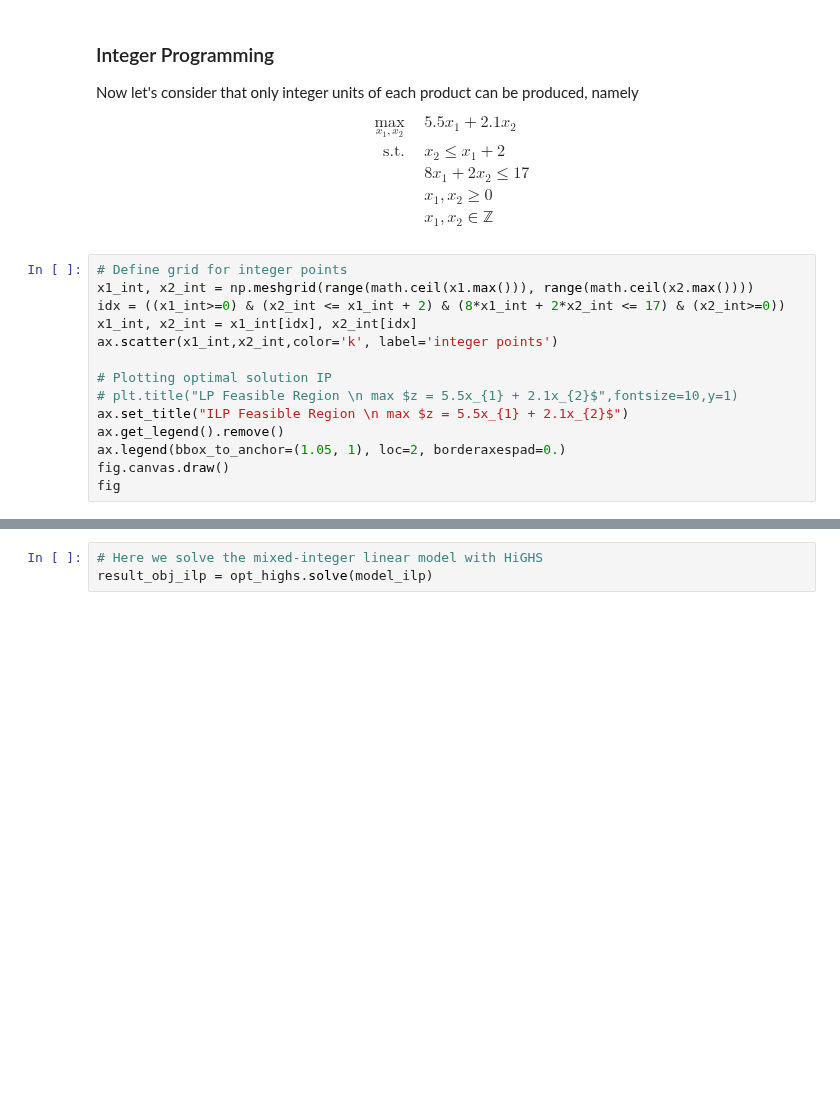
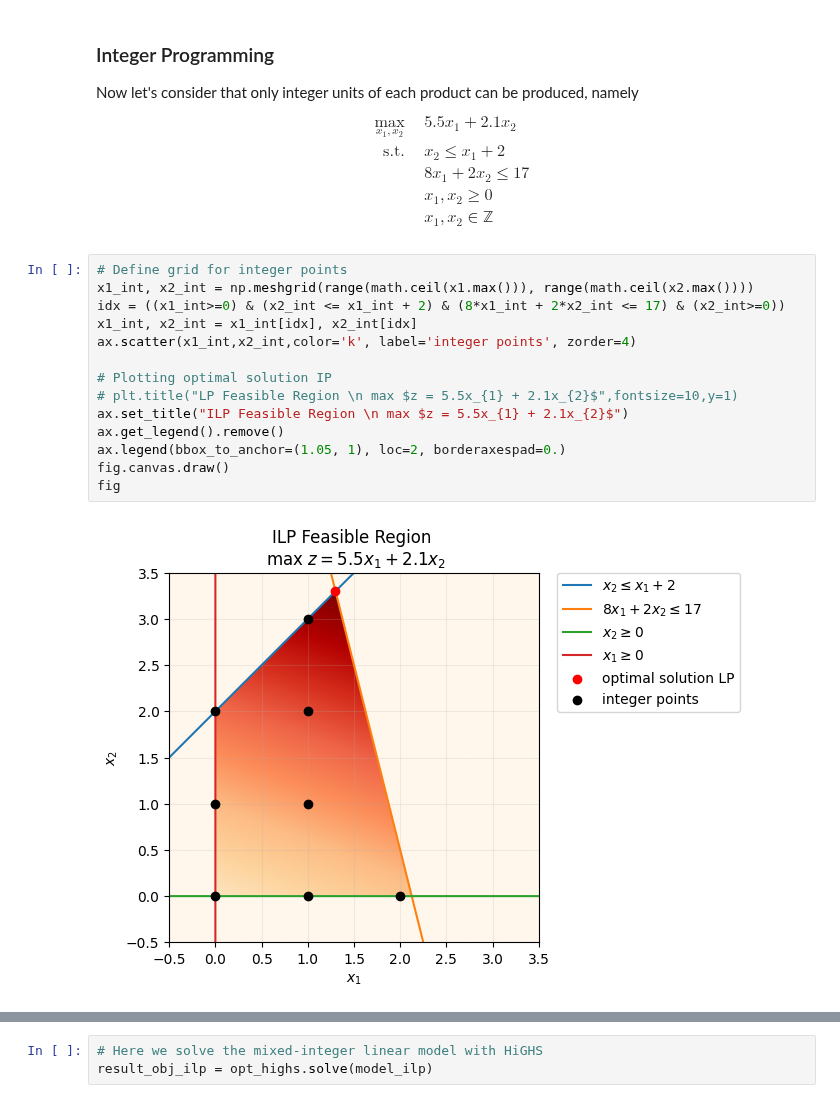
Before and after one commit to SECQUOIA/QuIP, a Jupyter notebook: notebooks_py/1-MathProg_python.ipynb, the cells around one changed output, grey strips where cells are left out. Cells and saved outputs as stored; diff of their text form; blank space fills up the shorter version.

```diff
--- a/notebooks_py/1-MathProg_python.ipynb
+++ b/notebooks_py/1-MathProg_python.ipynb
@@ -310,17 +432,19 @@ $$
 # %%
 # Define grid for integer points
 x1_int, x2_int = np.meshgrid(range(math.ceil(x1.max())), range(math.ceil(x2.max())))
 idx = ((x1_int>=0) & (x2_int <= x1_int + 2) & (8*x1_int + 2*x2_int <= 17) & (x2_int>=0))
 x1_int, x2_int = x1_int[idx], x2_int[idx]
-ax.scatter(x1_int,x2_int,color='k', label='integer points')
+ax.scatter(x1_int,x2_int,color='k', label='integer points', zorder=4)
 
 # Plotting optimal solution IP
 # plt.title("LP Feasible Region \n max $z = 5.5x_{1} + 2.1x_{2}$",fontsize=10,y=1)
 ax.set_title("ILP Feasible Region \n max $z = 5.5x_{1} + 2.1x_{2}$")
 ax.get_legend().remove()
 ax.legend(bbox_to_anchor=(1.05, 1), loc=2, borderaxespad=0.)
 fig.canvas.draw()
 fig
+# %% [output]
+[figure, added]
 # %%
 # Define the integer model
 model_ilp = pyo.ConcreteModel(name='Simple example IP, 47-779 QuIP')
```
Also changed, not shown: parts of 24 cells of this notebook.
